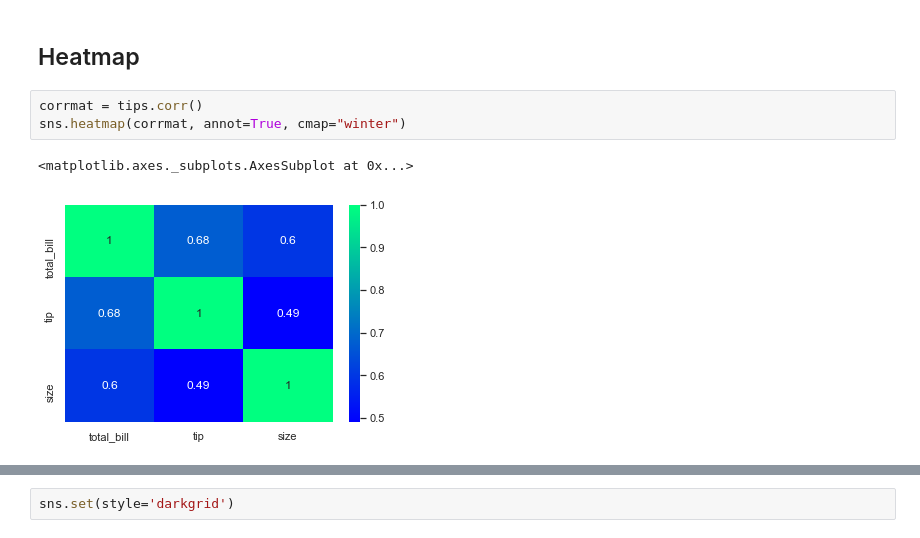
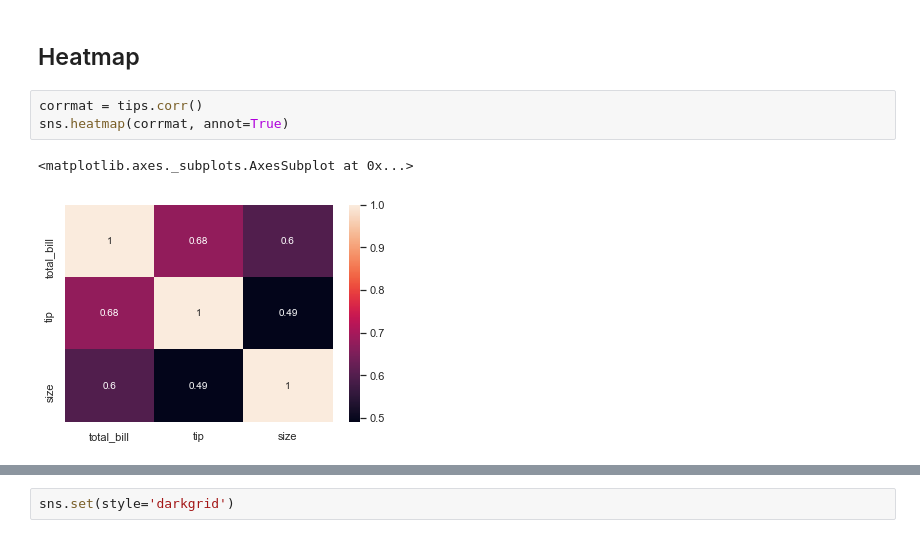
Before and after one commit to srikanth-neelam/DS_21_MAR_2019, a Jupyter notebook: seaborn_tips.ipynb, the cells around one changed output, grey strips where cells are left out. Saved outputs shown, nothing was run; the diff lists cells and outputs as text.

```diff
--- a/seaborn_tips.ipynb
+++ b/seaborn_tips.ipynb
@@ -130,7 +131,7 @@ plt.gcf().set_size_inches(20,10)   # Set figure size
 ## Heatmap
 # %%
 corrmat = tips.corr()
-sns.heatmap(corrmat, annot=True, cmap="winter")
+sns.heatmap(corrmat, annot=True)
 # %% [output]
 <matplotlib.axes._subplots.AxesSubplot at 0x...>
-[figure, old version]
+[figure, new version]
```
Also changed, not shown: parts of 5 cells of this notebook, 3 other files.
